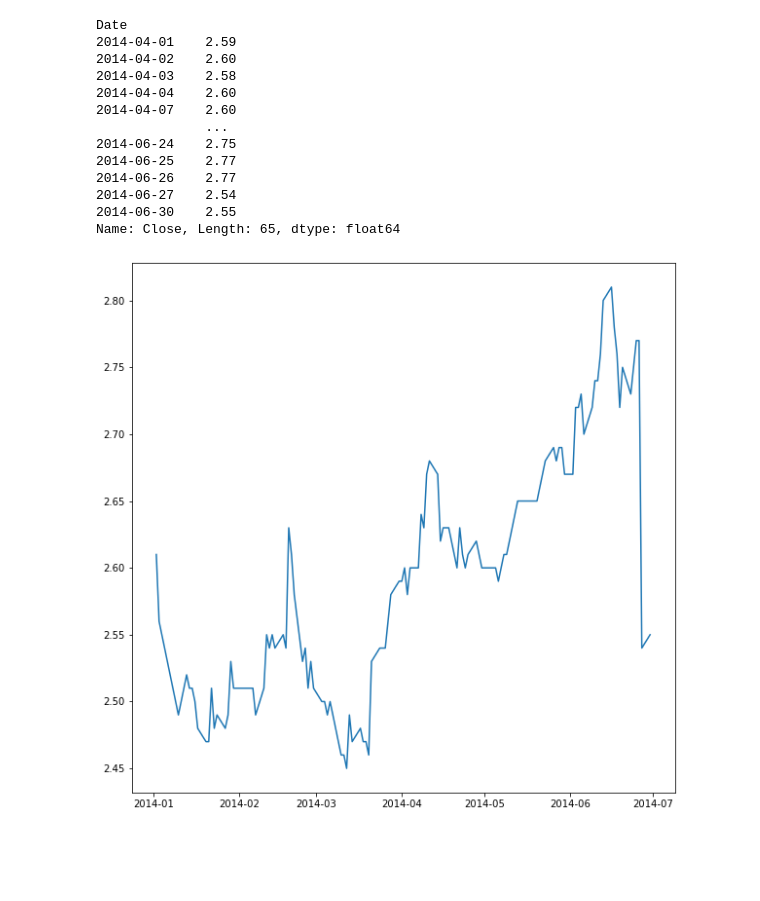
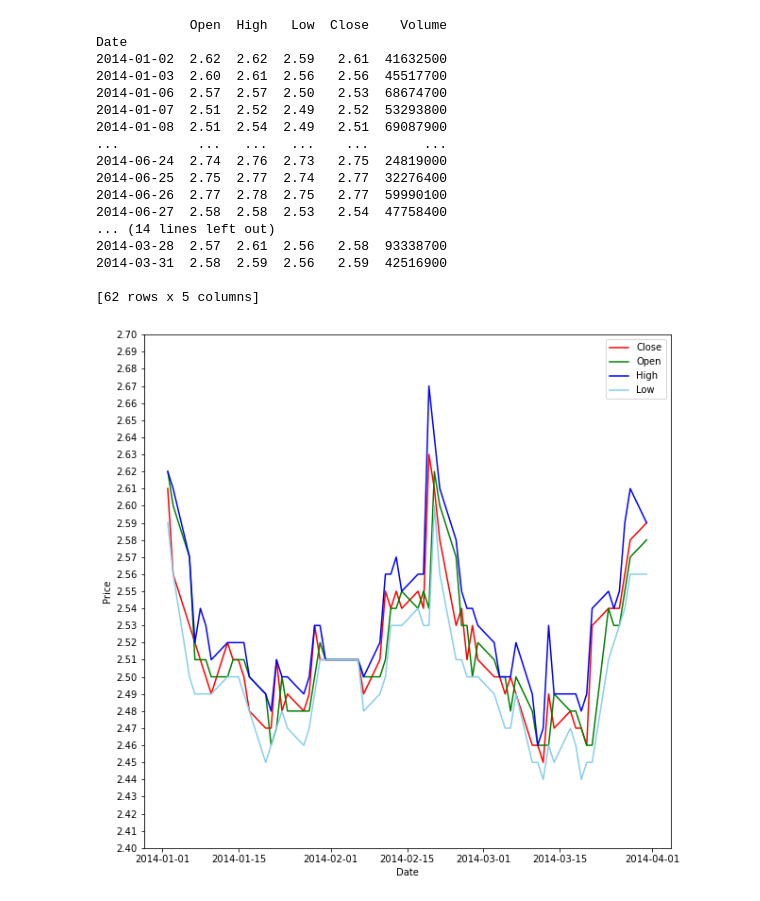
Before and after one commit to Allanroy-tz/PyLab, a Jupyter notebook: 时间序列分析/main.ipynb, the cells around one changed output. Cells and saved outputs as stored; diff of their text form; code cells hidden in the pictures; blank space fills up the shorter version.

```diff
--- a/时间序列分析/main.ipynb
+++ b/时间序列分析/main.ipynb
@@ -1,28 +1,48 @@
 # %%
 # load data
 import pandas as pd
 import matplotlib.pyplot as plt
-ChinaBank = pd.read_csv('ChinaBank.csv',index_col = 'Date',parse_dates=['Date'])
+import warnings
+import numpy as np
+warnings.filterwarnings("ignore")
+ChinaBank = pd.read_csv('ChinaBank.csv',index_col = 'Date',parse_dates=['Date']).drop(labels="Unnamed: 0",axis=1)
 #ChinaBank.index = pd.to_datetime(ChinaBank.index)
-sub = ChinaBank['2014-01':'2014-06']['Close']
+sub = ChinaBank['2014-01':'2014-06']
+print(sub)
 train = sub.loc['2014-01':'2014-03']
 test = sub.loc['2014-04':'2014-06']
 plt.figure(figsize=(10,10))
-print(sub.loc['2014-04':'2014-06'])
-plt.plot(sub)
+print(sub.loc['2014-01':'2014-03'])
+plt.plot(train["Close"],color='red',label="Close")
+plt.plot(train["Open"],color='green',label="Open")
+plt.plot(train["High"],color='blue',label="High")
+plt.plot(train["Low"],color='skyblue',label="Low")
+plt.legend()
+plt.xlabel('Date')
+plt.ylabel('Price')
+plt.yticks(np.arange(2.4,2.7,0.01))
 plt.show()
+plt.figure(figsize=(10,10))
+plt.plot(train["Volume"],color='black',label="Volum")
+plt.legend()
+plt.yticks(np.arange(0,train["Volume"].max()+1e6,1e7))
+plt.show()
 # %% [output]
+            Open  High   Low  Close    Volume
 Date
-2014-04-01    2.59
-2014-04-02    2.60
-2014-04-03    2.58
-2014-04-04    2.60
-2014-04-07    2.60
-              ...
-2014-06-24    2.75
-2014-06-25    2.77
-2014-06-26    2.77
-2014-06-27    2.54
-2014-06-30    2.55
-Name: Close, Length: 65, dtype: float64
+2014-01-02  2.62  2.62  2.59   2.61  41632500
+2014-01-03  2.60  2.61  2.56   2.56  45517700
+2014-01-06  2.57  2.57  2.50   2.53  68674700
+2014-01-07  2.51  2.52  2.49   2.52  53293800
+2014-01-08  2.51  2.54  2.49   2.51  69087900
+...          ...   ...   ...    ...       ...
+2014-06-24  2.74  2.76  2.73   2.75  24819000
+2014-06-25  2.75  2.77  2.74   2.77  32276400
+2014-06-26  2.77  2.78  2.75   2.77  59990100
+2014-06-27  2.58  2.58  2.53   2.54  47758400
+... (14 lines left out)
+2014-03-28  2.57  2.61  2.56   2.58  93338700
+2014-03-31  2.58  2.59  2.56   2.59  42516900
+
+[62 rows x 5 columns]
-[figure, old version]
+[figure, new version]
```
Also changed, not shown: parts of 7 cells of this notebook, 4 other files.
